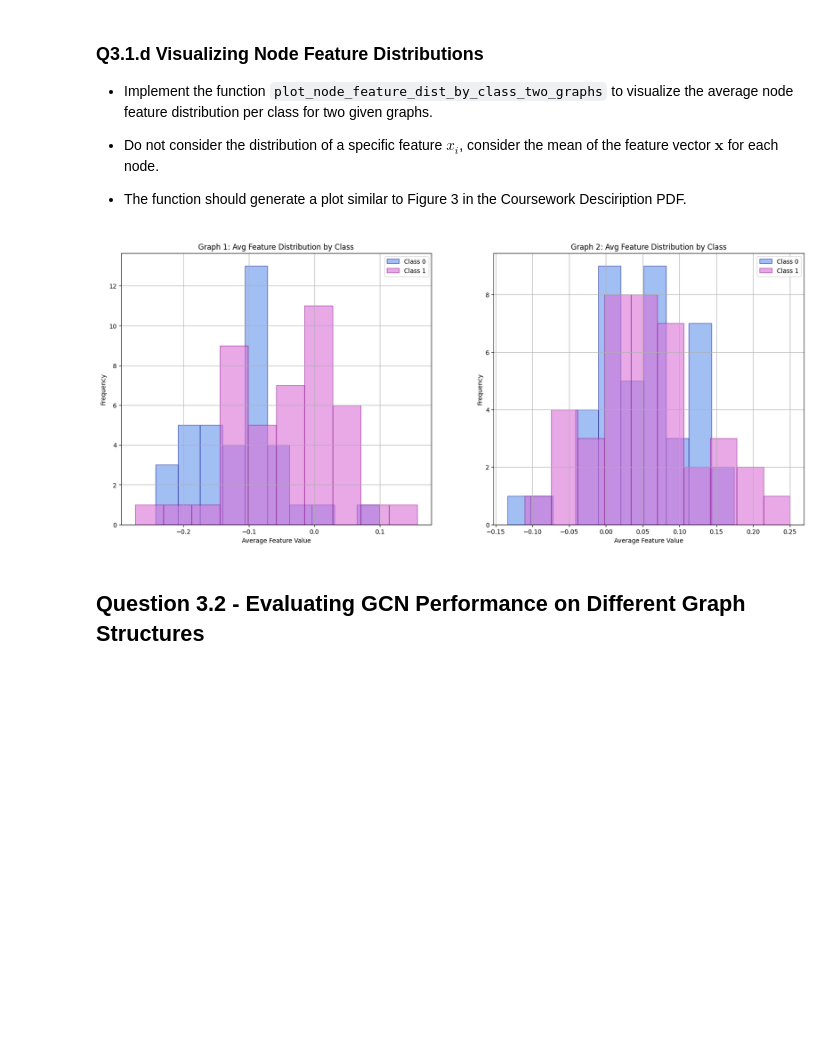
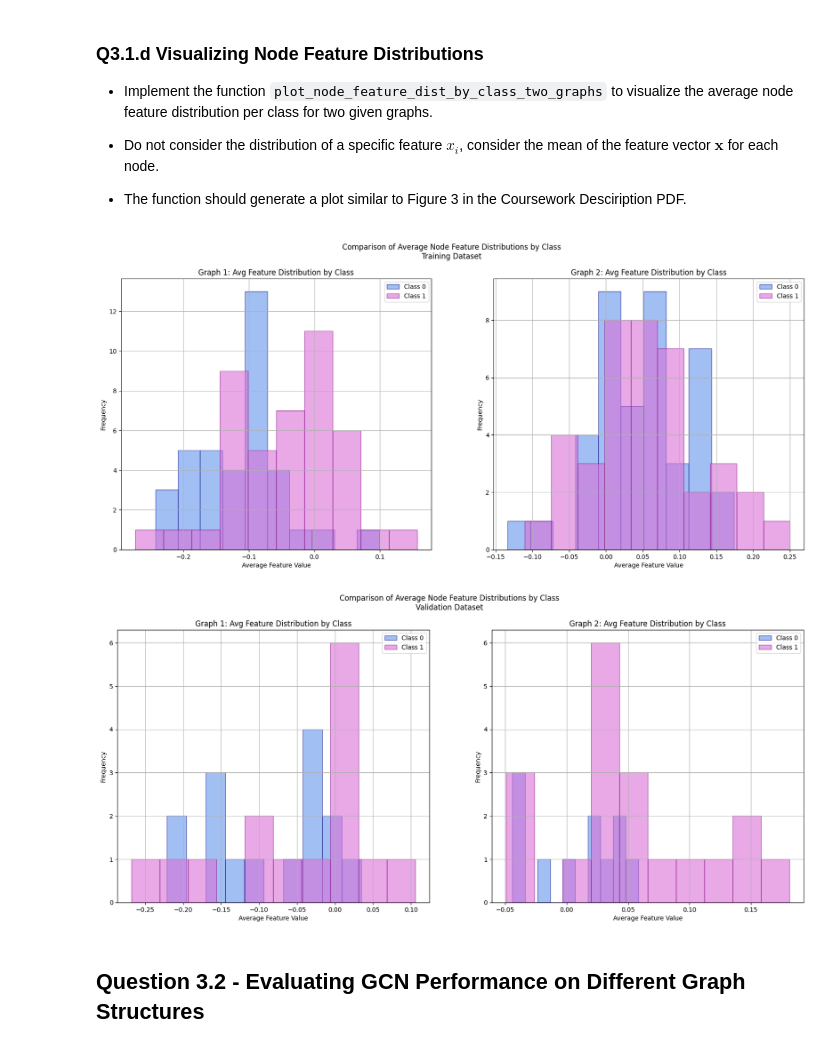
Before and after one commit to belfioreasia/Deep-Graph-Based-Learning, a Jupyter notebook: Coursework/q3_topology.ipynb, the cells around one changed output. Cells and saved outputs as stored; diff of their text form; code cells hidden in the pictures; blank space fills up the shorter version.

Commit message:
Added plots for validation datasets

```diff
--- a/Coursework/q3_topology.ipynb
+++ b/Coursework/q3_topology.ipynb
@@ -222,4 +222,7 @@ def plot_ricci_curvature_distribution_two_graphs(A1, A2, dataset_name='Training'
 # %%
 G1_train = read_json_data(G1_TRAIN_DATA_PATH, has_label=True) #returns a list of (X,A,y) - features, Adj Matrix, per Graph label
 G2_train = read_json_data(G2_TRAIN_DATA_PATH, has_label=True) #returns a list of (X,A,y) - features, Adj Matrix, per Graph label
+
+G1_eval = read_json_data(G1_EVAL_DATA_PATH, has_label=True) #returns a list of (X,A,y) - features, Adj Matrix, per Graph label
+G2_eval = read_json_data(G2_EVAL_DATA_PATH, has_label=True) #returns a list of (X,A,y) - features, Adj Matrix, per Graph label
 # %%
@@ -305,7 +321,7 @@ def get_avg_node_features(X, y):
             class1_features.append(torch.mean(node))
     return class0_features, class1_features
 
-def plot_node_feature_dist_by_class_two_graphs(X_G1, X_G2, y_G1, y_G2, save=False, plot_name=""):
+def plot_node_feature_dist_by_class_two_graphs(X_G1, X_G2, y_G1, y_G2, dataset_name='Training', save=False, plot_name=""):
     """
     Plots the distribution of the average node features by class for two graphs.
     """
@@ -337,14 +353,18 @@ def plot_node_feature_dist_by_class_two_graphs(X_G1, X_G2, y_G1, y_G2, save=Fals
     axes[1].set_ylabel('Frequency')
     axes[1].legend()
 
+    fig.suptitle(f'Comparison of Average Node Feature Distributions by Class\n{dataset_name} Dataset')
+
     if save:
         fig_name = f"images/Q3/{plot_name}.pdf"
         plt.savefig(fig_name, format="pdf")
     plt.show()
 # %%
-plot_node_feature_dist_by_class_two_graphs(G1_train[0], G2_train[0], G1_train[2], G2_train[2], save=True, plot_name="feature_dist_by_graph")
+plot_node_feature_dist_by_class_two_graphs(G1_train[0], G2_train[0], G1_train[2], G2_train[2], dataset_name='Training', save=True, plot_name="feature_dist_by_graph_training")
+plot_node_feature_dist_by_class_two_graphs(G1_eval[0], G2_eval[0], G1_eval[2], G2_eval[2], dataset_name='Validation', save=True, plot_name="feature_dist_by_graph_eval")
 # %% [output]
-[figure, old version]
+[figure, new version]
+[figure, added]
 # %% [markdown]
 ## Question 3.2 -  Evaluating GCN Performance on Different Graph Structures
 # %% [markdown]
```
Also changed, not shown: parts of 20 cells of this notebook, 16 other files.
